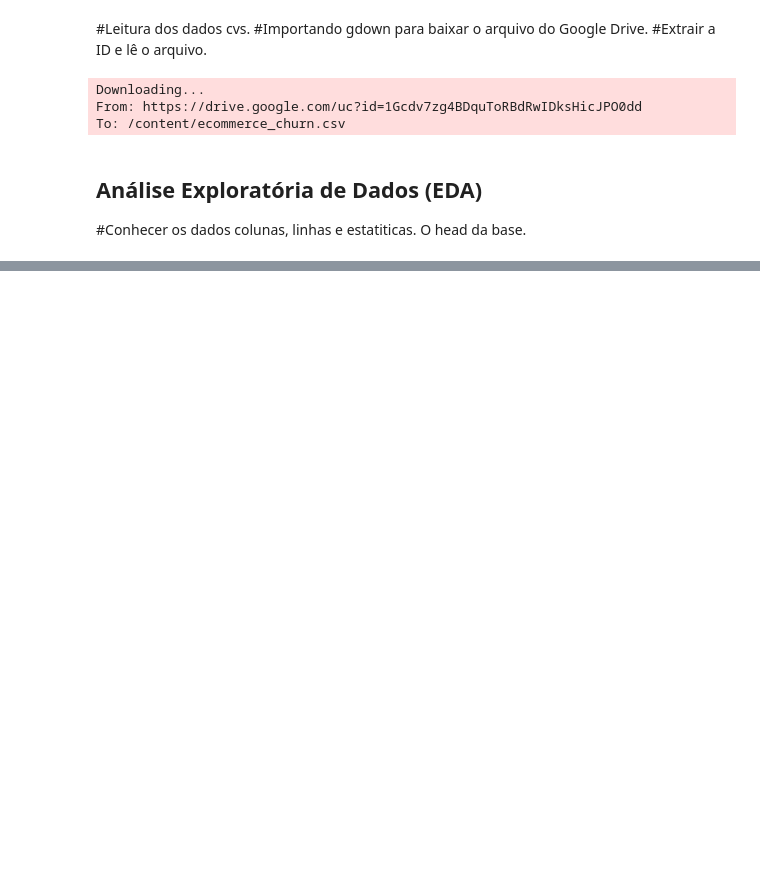
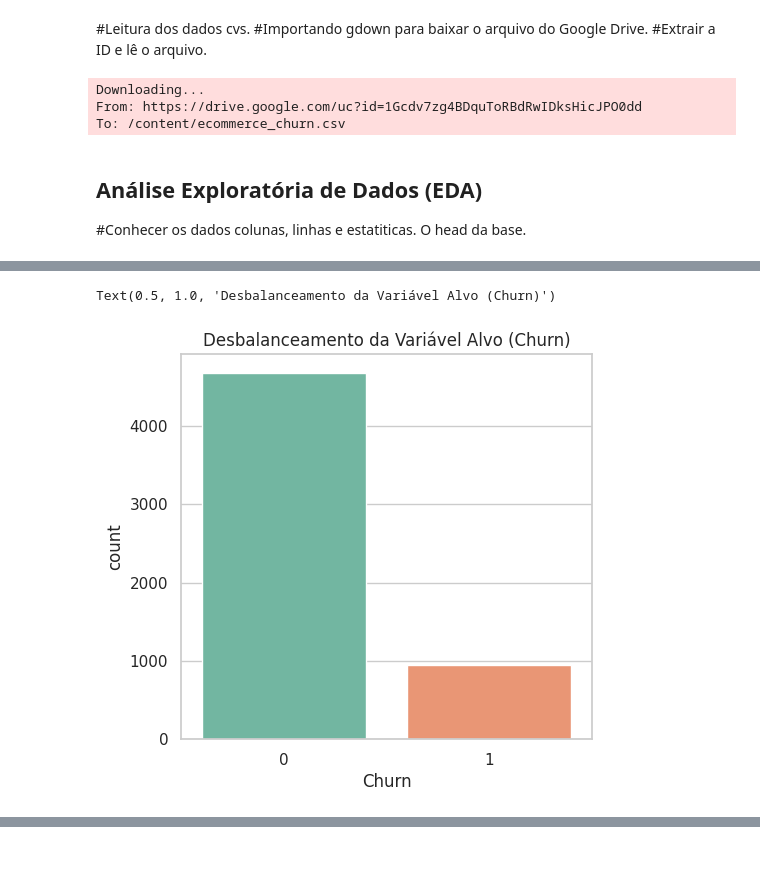
Before and after one commit to alegouvea75/Projeto-Avaliativo-final-Modulo1, a Jupyter notebook: Projeto_Avaliativo_semana_14.ipynb, the cells around one changed output, grey strips where cells are left out. Saved outputs shown, nothing was run; the diff lists cells and outputs as text; code cells hidden in the pictures; blank space fills up the shorter version.

```diff
--- a/Projeto_Avaliativo_semana_14.ipynb
+++ b/Projeto_Avaliativo_semana_14.ipynb
@@ -60,0 +75,12 @@ display(df.describe())
+# %%
+#Gráfico 2 Desbalanceamento. Barras.
+#---visualisação tamanho padrão---
+plt.figure(figsize=(18, 5))
+
+#Gráfico
+plt.subplot(1, 3, 2)
+sns.countplot(x='Churn', data=df, hue='Churn', palette='Set2', legend=False)
+plt.title('Desbalanceamento da Variável Alvo (Churn)')
+# %% [output]
+Text(0.5, 1.0, 'Desbalanceamento da Variável Alvo (Churn)')
+[figure, added]
```
Also changed, not shown: parts of 3 cells of this notebook.
